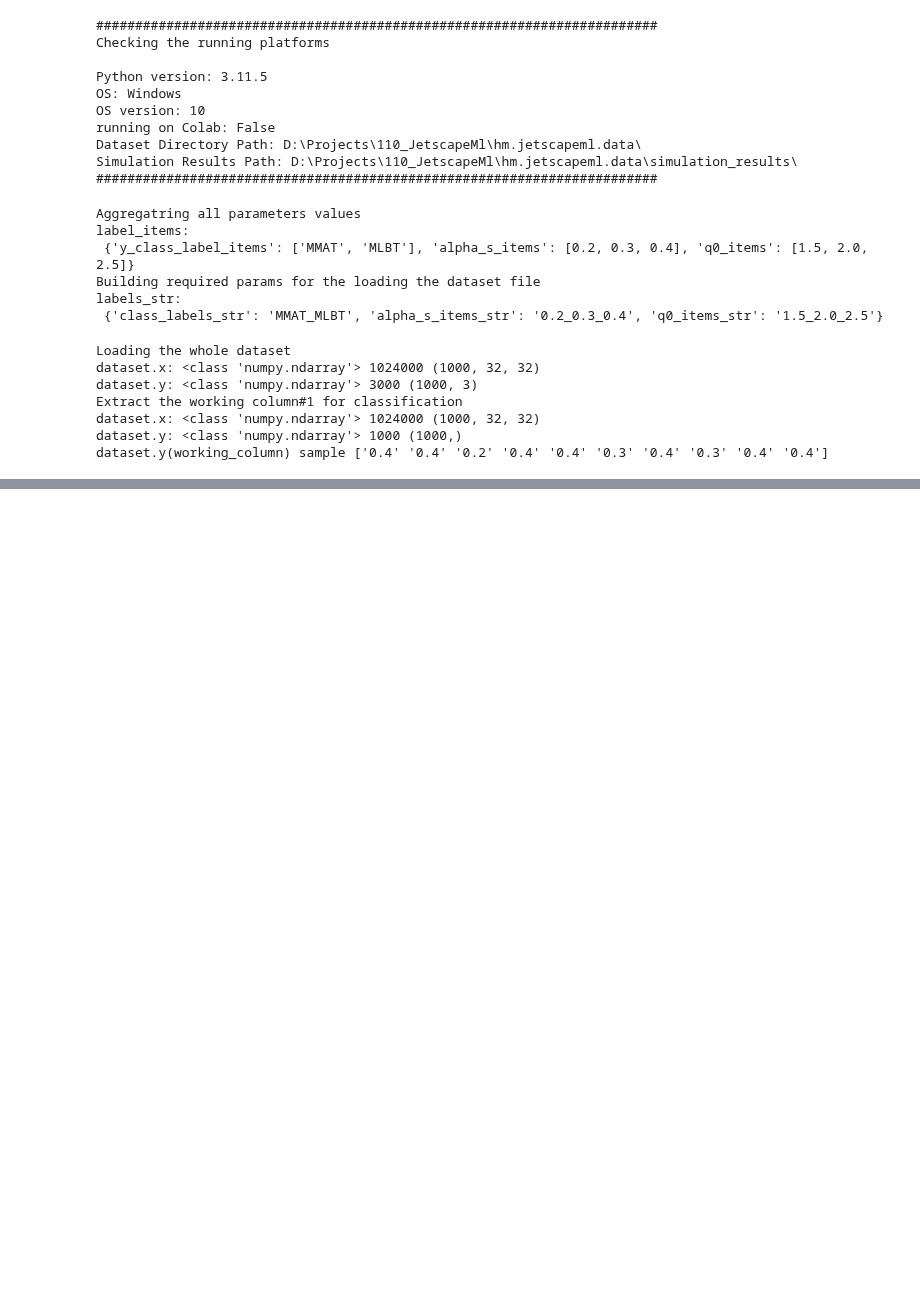
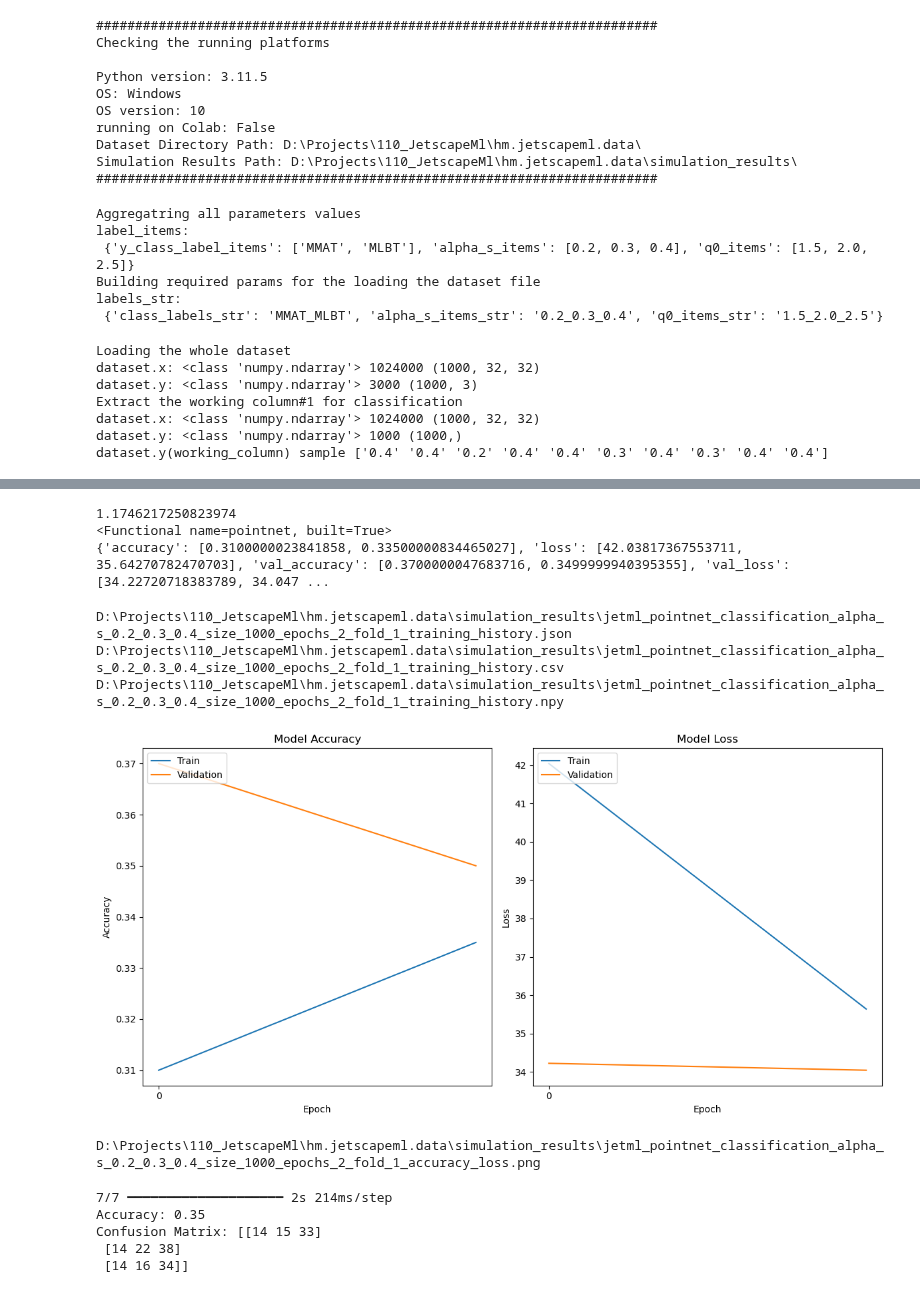
Before and after one commit to hmehryar/Hm.JetscapeMl, a Jupyter notebook: jet_ml_pointnet_alpha_s/jet_ml_pointnet_classifier_all_datasets_v3.ipynb, the cells around one changed output, grey strips where cells are left out. Cells and saved outputs as stored; diff of their text form; code cells hidden in the pictures; blank space fills up the shorter version.

Commit message:
working pointnet_alpha_s_2_epoch_no_folding resolves #309 @hmehryar

```diff
--- a/jet_ml_pointnet_alpha_s/jet_ml_pointnet_classifier_all_datasets_v3.ipynb
+++ b/jet_ml_pointnet_alpha_s/jet_ml_pointnet_classifier_all_datasets_v3.ipynb
@@ -136,0 +144,20 @@ y_test_categorical:
+# %%
+monitor = 'val_accuracy'  # 'val_accuracy' or 'val_loss'
+n_epochs = 2
+
+print("simulation_directory_path:",simulation_directory_path)
+simulation_path=f'{simulation_directory_path}jetml_pointnet_classification_alpha_s_{label_str_dict["alpha_s_items_str"]}'
+print("simulation_path:",simulation_path)
+current_simulation_name=f'_size_{1000}'
+current_simulation_path=simulation_path+current_simulation_name
+current_simulation_name=f'_epochs_{n_epochs}'
+current_simulation_path=current_simulation_path+current_simulation_name
+print(current_simulation_path)
+
+fold=1
+current_simulation_name=f'_fold_{fold}'
+# fold_path=f'{current_simulation_path}_fold_{fold}'
+current_simulation_path=current_simulation_path+current_simulation_name
+# Use ModelCheckpoint callback to save the best model
+best_model_file_path = f'{current_simulation_path}_best_model.keras'
+print("best_model_file_path:",best_model_file_path)
@@ -136,0 +171,4 @@ y_test_categorical:
+# %%
+from jet_ml_models.pointnet import train_model_with_callbacks
+# %%timeit -n1 -r1
+model, history, train_time=train_model_with_callbacks(pointnet, x_train, y_train, x_test, y_test, monitor, best_model_file_path, n_epochs)
@@ -136,0 +184,32 @@ y_test_categorical:
+# %%
+print(train_time)
+print(model)
+print(history.history)
+# %% [output]
+1.1746217250823974
+<Functional name=pointnet, built=True>
+{'accuracy': [0.3100000023841858, 0.33500000834465027], 'loss': [42.03817367553711, 35.64270782470703], 'val_accuracy': [0.3700000047683716, 0.3499999940395355], 'val_loss': [34.22720718383789, 34.047 ...
+# %%
+from jet_ml_models.pointnet import save_training_history
+training_history_file_path_json,training_history_file_path_csv,training_history_file_path_csv = \
+  save_training_history(history,current_simulation_path)
+# %% [output]
+D:\Projects\110_JetscapeMl\hm.jetscapeml.data\simulation_results\jetml_pointnet_classification_alpha_s_0.2_0.3_0.4_size_1000_epochs_2_fold_1_training_history.json
+D:\Projects\110_JetscapeMl\hm.jetscapeml.data\simulation_results\jetml_pointnet_classification_alpha_s_0.2_0.3_0.4_size_1000_epochs_2_fold_1_training_history.csv
+D:\Projects\110_JetscapeMl\hm.jetscapeml.data\simulation_results\jetml_pointnet_classification_alpha_s_0.2_0.3_0.4_size_1000_epochs_2_fold_1_training_history.npy
+# %%
+from jet_ml_models.pointnet import plot_training_history
+plot_training_history_path=plot_training_history(history,current_simulation_path)
+print(plot_training_history_path)
+# %% [output]
+[figure, added]
+D:\Projects\110_JetscapeMl\hm.jetscapeml.data\simulation_results\jetml_pointnet_classification_alpha_s_0.2_0.3_0.4_size_1000_epochs_2_fold_1_accuracy_loss.png
+# %%
+from jet_ml_models.pointnet import evaluate_model
+accuracy, confusion_matrix = evaluate_model(model, x_test, y_test)
+# %% [output]
+7/7 ━━━━━━━━━━━━━━━━━━━━ 2s 214ms/step
+Accuracy: 0.35
+Confusion Matrix: [[14 15 33]
+ [14 22 38]
+ [14 16 34]]
```
Also changed, not shown: parts of 6 cells of this notebook, 1 other file.
